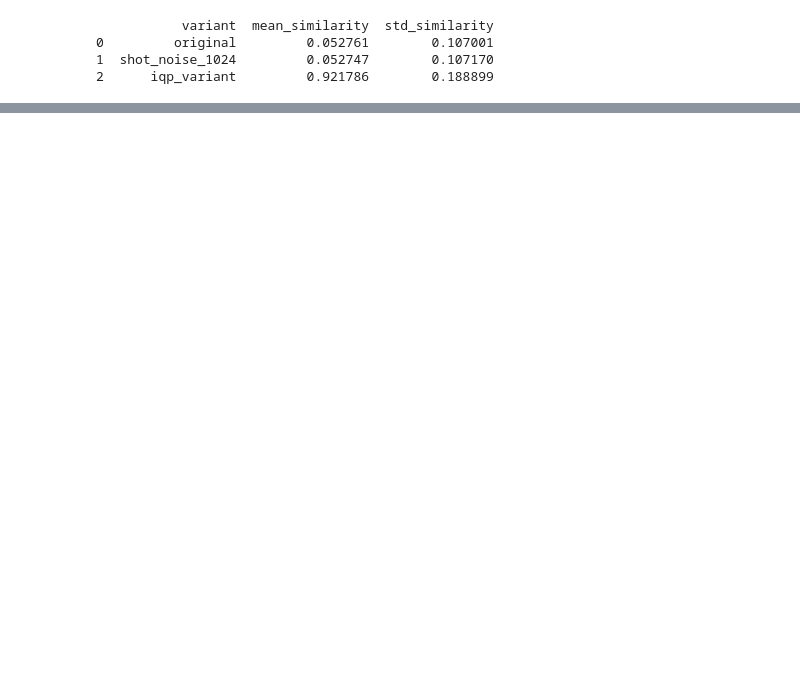
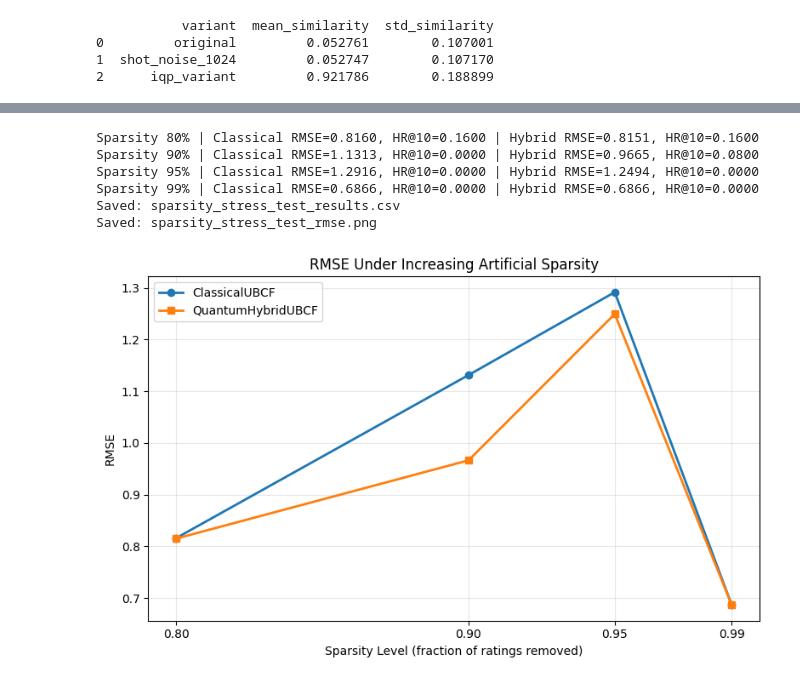
Before and after one commit to ApinisAtvars/Quantum-Enhanced-Smart-Shopping-Experience, a Jupyter notebook: QACF/05_validation_ubcf.ipynb, the cells around one changed output, grey strips where cells are left out. Cells and saved outputs as stored; diff of their text form; code cells hidden in the pictures; blank space fills up the shorter version.

```diff
--- a/QACF/05_validation_ubcf.ipynb
+++ b/QACF/05_validation_ubcf.ipynb
@@ -153,0 +881,17 @@ Saved: research_addendum_ubcf.csv
+# %%
+sparsity_results_df = run_sparsity_stress_test(
+    user_item_matrix=user_item_matrix,
+    classical_model_factory=lambda matrix: ClassicalUBCF(matrix),
+    hybrid_model_factory=lambda matrix: QuantumHybridUBCF(matrix),
+    evaluate_fn=evaluate_model,
+    top_n_users=25,
+)
+sparsity_results_df
+# %% [output]
+Sparsity 80% | Classical RMSE=0.8160, HR@10=0.1600 | Hybrid RMSE=0.8151, HR@10=0.1600
+Sparsity 90% | Classical RMSE=1.1313, HR@10=0.0000 | Hybrid RMSE=0.9665, HR@10=0.0800
+Sparsity 95% | Classical RMSE=1.2916, HR@10=0.0000 | Hybrid RMSE=1.2494, HR@10=0.0000
+Sparsity 99% | Classical RMSE=0.6866, HR@10=0.0000 | Hybrid RMSE=0.6866, HR@10=0.0000
+Saved: sparsity_stress_test_results.csv
+Saved: sparsity_stress_test_rmse.png
+[figure, added]
```
Also changed, not shown: parts of 10 cells of this notebook, 12 other files.
